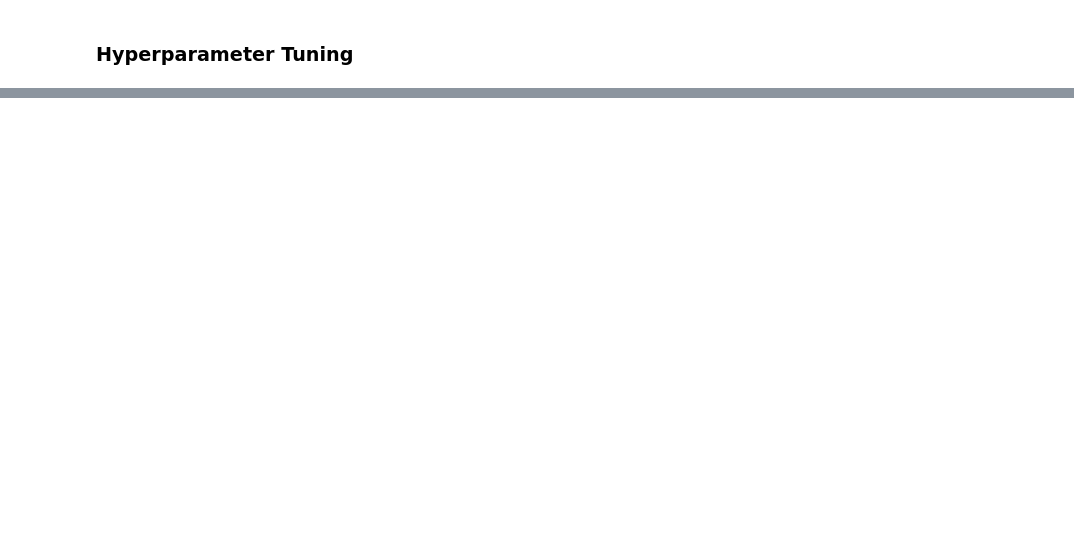
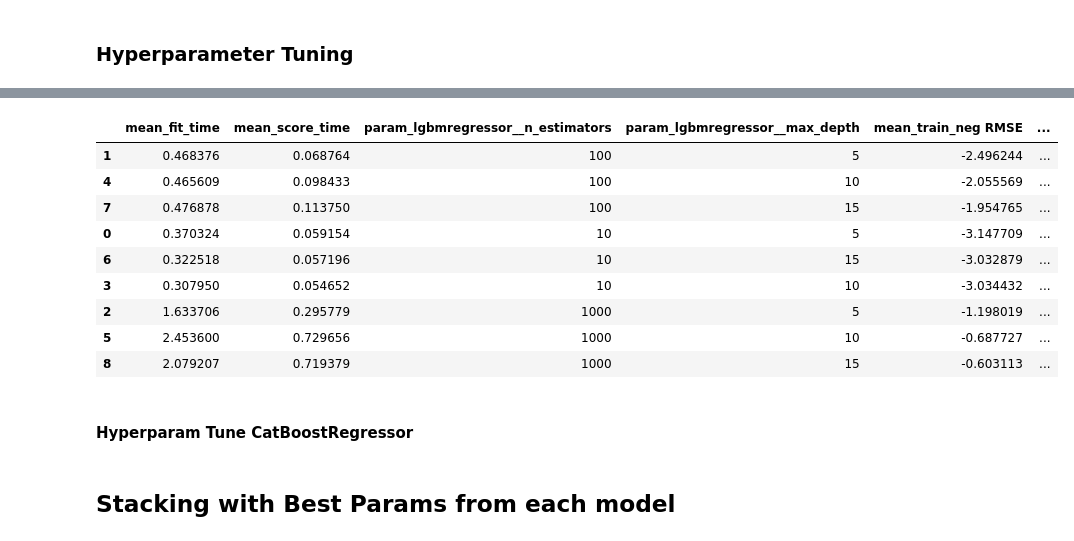
Before and after one commit to valli180/airbnb-popularity_regression, a Jupyter notebook: notebooks/model.ipynb, the cells around one changed output, grey strips where cells are left out. Drawn from its saved outputs; the diff is of its cells as text; code cells hidden in the pictures; blank space fills up the shorter version.

```diff
--- a/notebooks/model.ipynb
+++ b/notebooks/model.ipynb
@@ -414,2 +464,2 @@ NameError: name 'scoring_metrics' is not defined
 # %%
-random_search.fit(X_train, y_train)
+random_search.fit(X_train_big, y_train_big)
@@ -440,0 +552,19 @@ pd.DataFrame(data=data, index=new_columns,).sort_values(
+# %%
+param_lgbm = {
+    'lgbmregressor__n_estimators': [10, 100, 1000],
+    'lgbmregressor__max_depth': [5, 10, 15]
+}
+# %%
+results_lgbm = {}
+
+pipe_lgbm = make_pipeline(column_transformer, LGBMRegressor())
+random_search_lgbm = RandomizedSearchCV(
+    pipe_lgbm,
+    param_lgbm,
+    n_jobs=-1,
+    return_train_score=True,
+    scoring=scoring_metrics,
+    refit='r2'
+)
+# %%
+random_search_lgbm.fit(X_train_big, y_train_big)
@@ -440,0 +589,29 @@ pd.DataFrame(data=data, index=new_columns,).sort_values(
+# %%
+pd.DataFrame(random_search_lgbm.cv_results_)[[
+        "mean_fit_time",
+        "mean_score_time",
+        "param_lgbmregressor__n_estimators",
+        "param_lgbmregressor__max_depth",
+        "mean_train_neg RMSE",
+        "std_train_neg RMSE",
+        "mean_test_mape",
+        "mean_train_mape",
+        "mean_test_r2",
+        "mean_train_r2"
+    ]
+].sort_values(by='mean_test_r2', ascending=False)
+# %% [output]
+|  | mean_fit_time | mean_score_time | param_lgbmregressor__n_estimators | param_lgbmregressor__max_depth | mean_train_neg RMSE | ... |
+| 1 | 0.468376 | 0.068764 | 100 | 5 | -2.496244 | ... |
+| 4 | 0.465609 | 0.098433 | 100 | 10 | -2.055569 | ... |
+| 7 | 0.476878 | 0.113750 | 100 | 15 | -1.954765 | ... |
+| 0 | 0.370324 | 0.059154 | 10 | 5 | -3.147709 | ... |
+| 6 | 0.322518 | 0.057196 | 10 | 15 | -3.032879 | ... |
+| 3 | 0.307950 | 0.054652 | 10 | 10 | -3.034432 | ... |
+| 2 | 1.633706 | 0.295779 | 1000 | 5 | -1.198019 | ... |
+| 5 | 2.453600 | 0.729656 | 1000 | 10 | -0.687727 | ... |
+| 8 | 2.079207 | 0.719379 | 1000 | 15 | -0.603113 | ... |
+# %% [markdown]
+#### Hyperparam Tune CatBoostRegressor
+# %% [markdown]
+## Stacking with Best Params from each model
```
Also changed, not shown: parts of 23 cells of this notebook.
